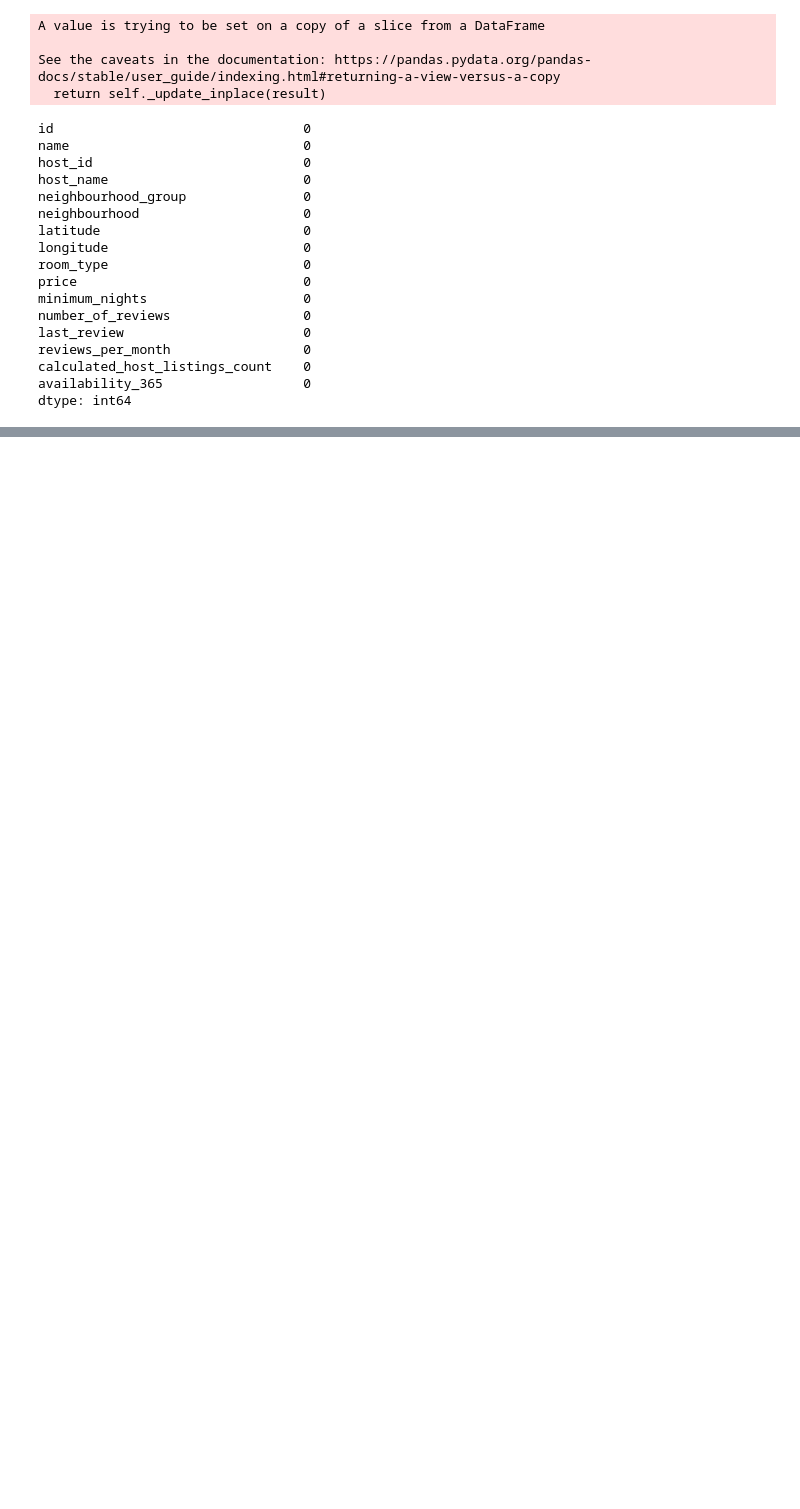
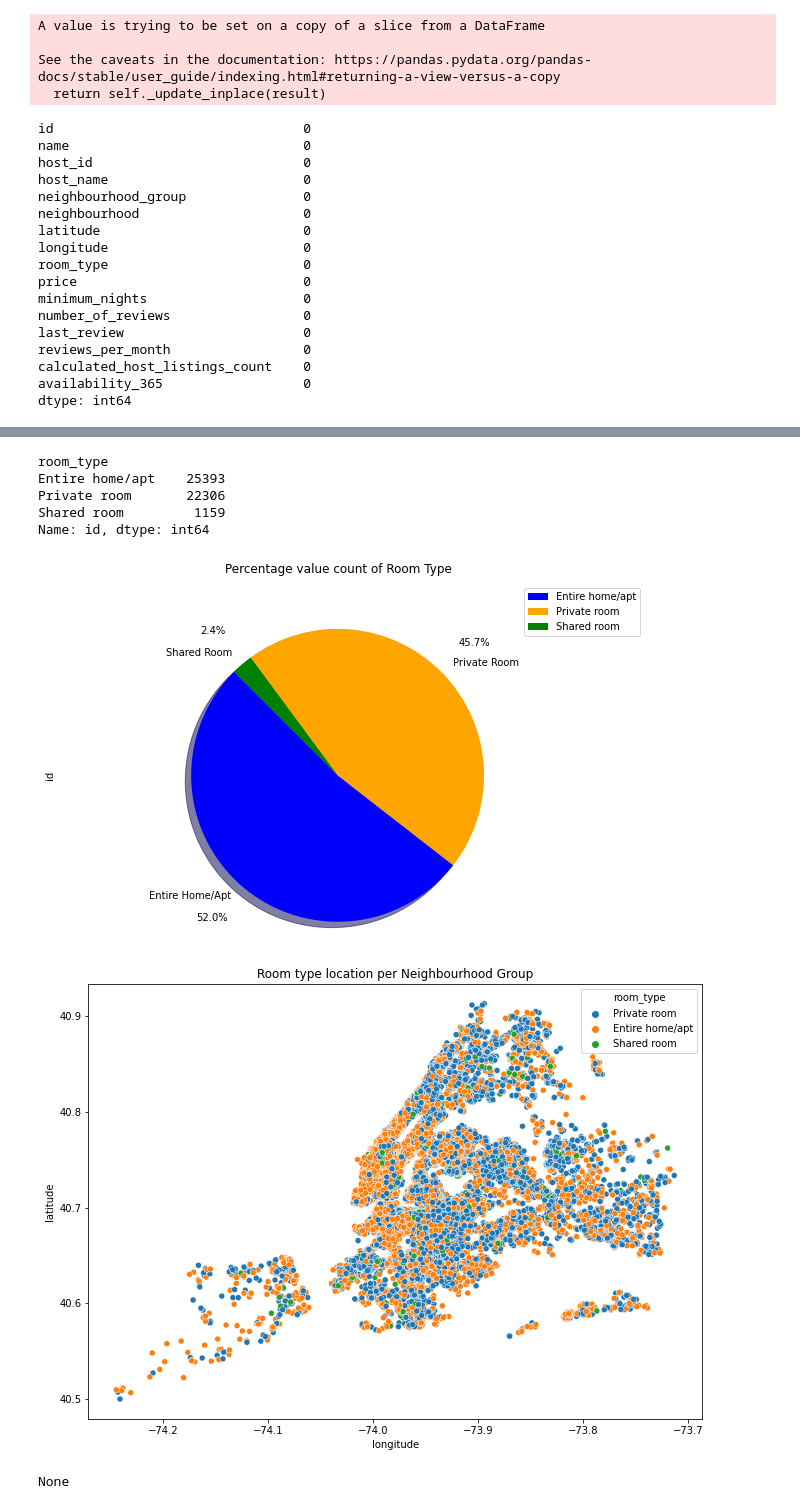
Before and after one commit to sourabhumarani/airbnb-booking, a Jupyter notebook: Airbnb_Bookings.ipynb, the cells around one changed output, grey strips where cells are left out. Saved outputs shown, nothing was run; the diff lists cells and outputs as text; code cells hidden in the pictures; blank space fills up the shorter version.

```diff
--- a/Airbnb_Bookings.ipynb
+++ b/Airbnb_Bookings.ipynb
@@ -236,0 +297,42 @@ df.shape
+# %%
+Room_Type_Distribution =df.groupby('room_type')['id'].count()
+# Room_Type_Distribution.rename(columns={'room_type':'Room Type','id':'Count Distribution'}, inplace=True)
+# Top_Room_Type.rename(columns={'id':'total_count'}, inplace=True)
+
+Room_Type_Distribution
+# %% [output]
+room_type
+Entire home/apt    25393
+Private room       22306
+Shared room         1159
+Name: id, dtype: int64
+# %%
+colors_list = ['blue','orange', 'green']
+room_labels = ['Entire Home/Apt', 'Private Room', 'Shared Room']
+explode_list = [0,0,0] # ratio for each continent with which to offset each wedge.
+#Pie Plot
+Room_Type_Distribution.plot(kind='pie', figsize=(10,6),
+        autopct='%1.1f%%',
+        startangle=135,
+        shadow=True,
+        labels=room_labels,
+        pctdistance=1.3,
+        radius = 0.5,
+        colors=colors_list,
+        explode=explode_list
+        )
+plt.title('Percentage value count of Room Type', y=1.1)
+plt.axis('equal')
+plt.legend(labels=Room_Type_Distribution.index, bbox_to_anchor=(1.05, 1), loc='center right')
+
+title = 'Room type location per Neighbourhood Group'
+plt.figure(figsize=(11,8))
+sns.scatterplot(loc.longitude,loc.latitude,hue=loc.room_type).set_title(title)
+plt.show()
+
+# Displaying the graph
+print(plt.show())
+# %% [output]
+[figure, added]
+[figure, added]
+None
```
Also changed, not shown: parts of 35 cells of this notebook.
